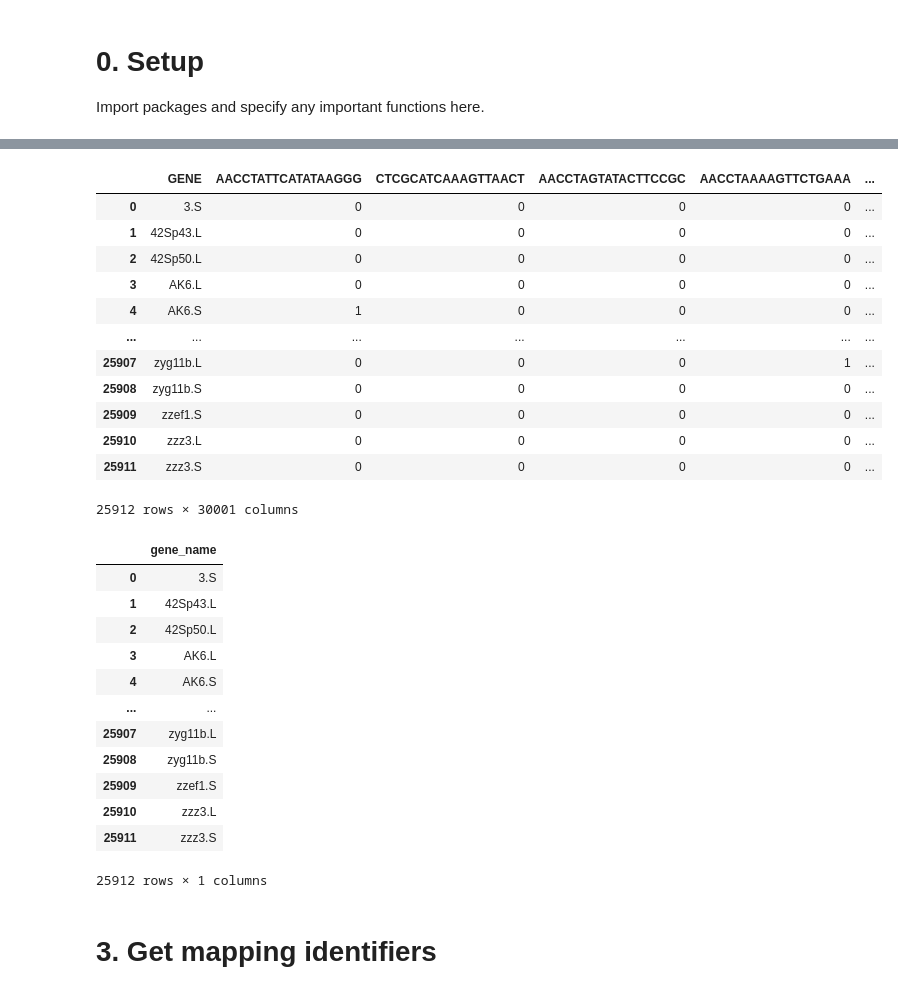
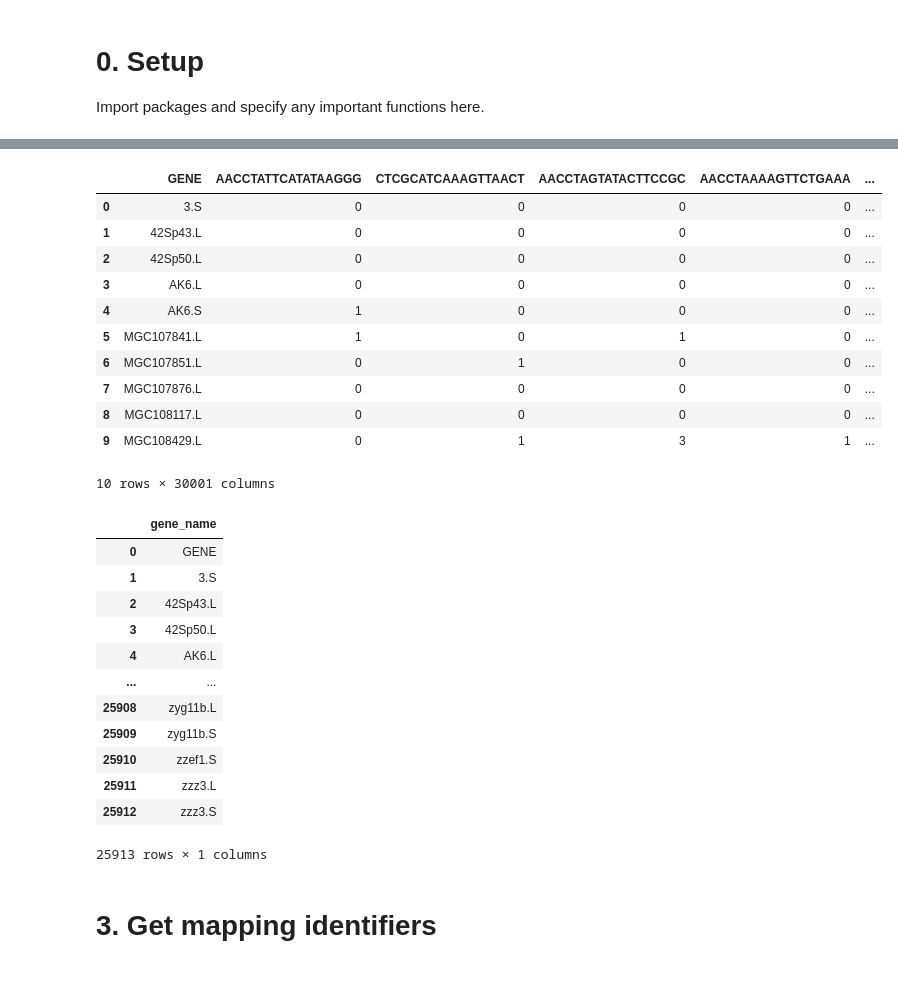
Before and after one commit to Arcadia-Science/glial-origins, a Jupyter notebook: notebooks/Xlae_adultbrain/1_Xlae_adultbrain_downloading.ipynb, the cells around one changed output, grey strips where cells are left out. Saved outputs shown, nothing was run; the diff lists cells and outputs as text; code cells hidden in the pictures.

```diff
--- a/notebooks/Xlae_adultbrain/1_Xlae_adultbrain_downloading.ipynb
+++ b/notebooks/Xlae_adultbrain/1_Xlae_adultbrain_downloading.ipynb
@@ -31,0 +33,15 @@ This notebook collects data from the [Liao et al. 2022](https://www.nature.com/a
+# %%
+################
+# general info #
+################
+
+# Specify the name of the species folder in Amazon S3
+species = 'Xenopus_laevis'
+
+# Specify any particular identifying conditions, eg tissue type:
+conditions = 'adultbrain'
+
+################
+################
+
+sample_BFD = BioFileDocket(species, conditions)
@@ -130,36 +151,38 @@ display(vars(sample_BioFileDocket))
 # %%
-genes_matrix = pd.read_csv(sample_BioFileDocket.gxc.path, sep = '\t')
+genes_matrix = pd.read_csv(sample_BFD.gxc.path, sep = '\t', nrows = 10)
 display(genes_matrix)
 
-gxc_genes_list = pd.DataFrame({'gene_name':genes_matrix['GENE']})
+gxc_genes_list = pd.read_csv(sample_BFD.gxc.path, sep = '\t', usecols=[0], names = ['gene_name'])
 display(gxc_genes_list)
+
+sample_BFD.metadata.add('num_cells', len(genes_matrix.columns) - 1)
+sample_BFD.metadata.add('num_genes', len(genes_matrix))
 # %% [output]
 |  | GENE | AACCTATTCATATAAGGG | CTCGCATCAAAGTTAACT | AACCTAGTATACTTCCGC | AACCTAAAAGTTCTGAAA | ... |
 | 0 | 3.S | 0 | 0 | 0 | 0 | ... |
 | 1 | 42Sp43.L | 0 | 0 | 0 | 0 | ... |
 | 2 | 42Sp50.L | 0 | 0 | 0 | 0 | ... |
 | 3 | AK6.L | 0 | 0 | 0 | 0 | ... |
 | 4 | AK6.S | 1 | 0 | 0 | 0 | ... |
-| ... | ... | ... | ... | ... | ... | ... |
-| 25907 | zyg11b.L | 0 | 0 | 0 | 1 | ... |
-| 25908 | zyg11b.S | 0 | 0 | 0 | 0 | ... |
-| 25909 | zzef1.S | 0 | 0 | 0 | 0 | ... |
-| 25910 | zzz3.L | 0 | 0 | 0 | 0 | ... |
-| 25911 | zzz3.S | 0 | 0 | 0 | 0 | ... |
+| 5 | MGC107841.L | 1 | 0 | 1 | 0 | ... |
+| 6 | MGC107851.L | 0 | 1 | 0 | 0 | ... |
+| 7 | MGC107876.L | 0 | 0 | 0 | 0 | ... |
+| 8 | MGC108117.L | 0 | 0 | 0 | 0 | ... |
+| 9 | MGC108429.L | 0 | 1 | 3 | 1 | ... |
-25912 rows × 30001 columns
+10 rows × 30001 columns
 |  | gene_name |
-| 0 | 3.S |
-| 1 | 42Sp43.L |
-| 2 | 42Sp50.L |
-| 3 | AK6.L |
-| 4 | AK6.S |
+| 0 | GENE |
+| 1 | 3.S |
+| 2 | 42Sp43.L |
+| 3 | 42Sp50.L |
+| 4 | AK6.L |
 | ... | ... |
-| 25907 | zyg11b.L |
-| 25908 | zyg11b.S |
-| 25909 | zzef1.S |
-| 25910 | zzz3.L |
-| 25911 | zzz3.S |
+| 25908 | zyg11b.L |
+| 25909 | zyg11b.S |
+| 25910 | zzef1.S |
+| 25911 | zzz3.L |
+| 25912 | zzz3.S |
-25912 rows × 1 columns
+25913 rows × 1 columns
 # %% [markdown]
 # 3. Get mapping identifiers
 # %%
```
Also changed, not shown: parts of 22 cells of this notebook.
